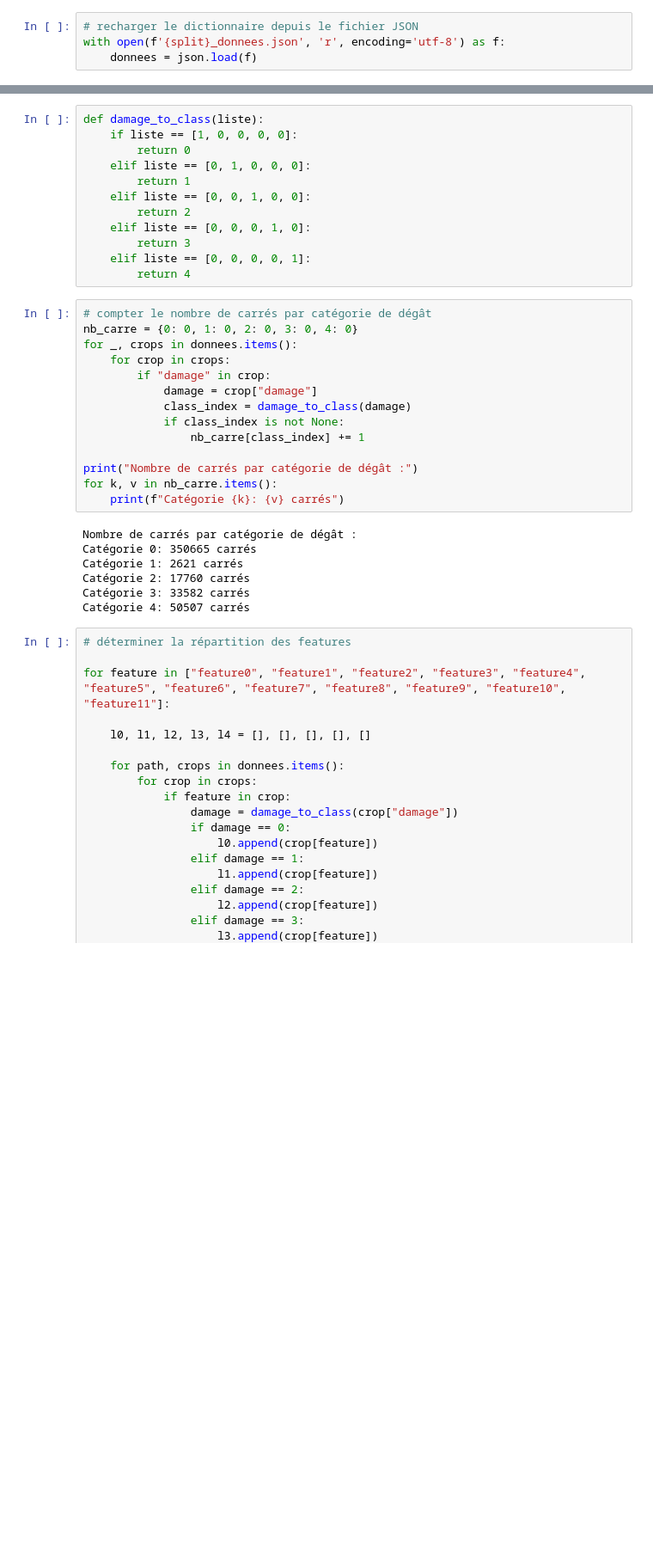
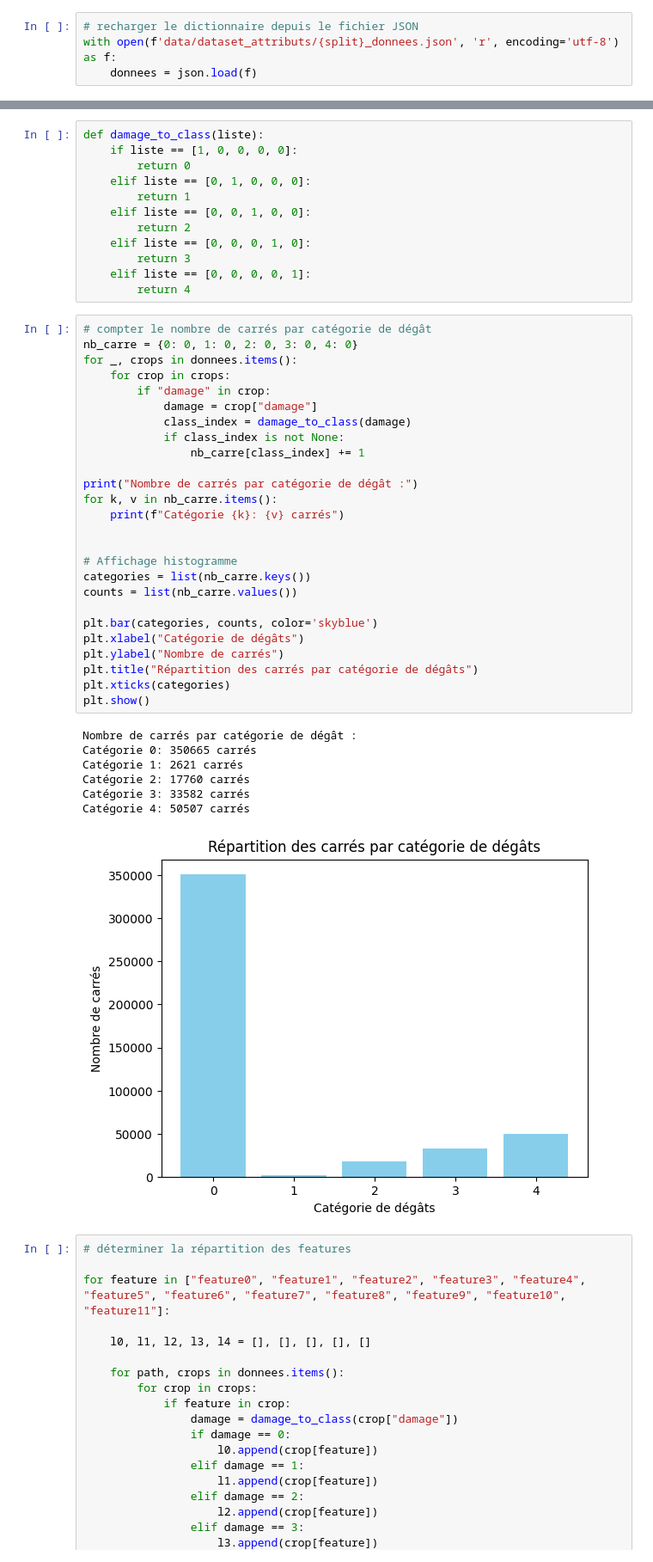
Before and after one commit to Carlosss543/stage_incendies, a Jupyter notebook: stats.ipynb, the cells around one changed output, grey strips where cells are left out. Shown at 86% size. Cells and saved outputs as stored; diff of their text form; blank space fills up the shorter version.

```diff
--- a/stats.ipynb
+++ b/stats.ipynb
@@ -6,7 +6,7 @@ import numpy as np
 split = "train"  # choisir le split: "train", "val", "test"
 # %%
 # recharger le dictionnaire depuis le fichier JSON
-with open(f'{split}_donnees.json', 'r', encoding='utf-8') as f:
+with open(f'data/dataset_attributs/{split}_donnees.json', 'r', encoding='utf-8') as f:
     donnees = json.load(f)
 # %%
 # compter le nombre d'éléments dans le jeu de données
@@ -30,24 +30,37 @@ def damage_to_class(liste):
 # %%
 # compter le nombre de carrés par catégorie de dégât
 nb_carre = {0: 0, 1: 0, 2: 0, 3: 0, 4: 0}
 for _, crops in donnees.items():
     for crop in crops:
         if "damage" in crop:
             damage = crop["damage"]
             class_index = damage_to_class(damage)
             if class_index is not None:
                 nb_carre[class_index] += 1
 
 print("Nombre de carrés par catégorie de dégât :")
 for k, v in nb_carre.items():
     print(f"Catégorie {k}: {v} carrés")
+
+
+# Affichage histogramme
+categories = list(nb_carre.keys())
+counts = list(nb_carre.values())
+
+plt.bar(categories, counts, color='skyblue')
+plt.xlabel("Catégorie de dégâts")
+plt.ylabel("Nombre de carrés")
+plt.title("Répartition des carrés par catégorie de dégâts")
+plt.xticks(categories)
+plt.show()
 # %% [output]
 Nombre de carrés par catégorie de dégât :
 Catégorie 0: 350665 carrés
 Catégorie 1: 2621 carrés
 Catégorie 2: 17760 carrés
 Catégorie 3: 33582 carrés
 Catégorie 4: 50507 carrés
+[figure, added]
 # %%
 # déterminer la répartition des features
 
```
Also changed, not shown: 12 other files.
